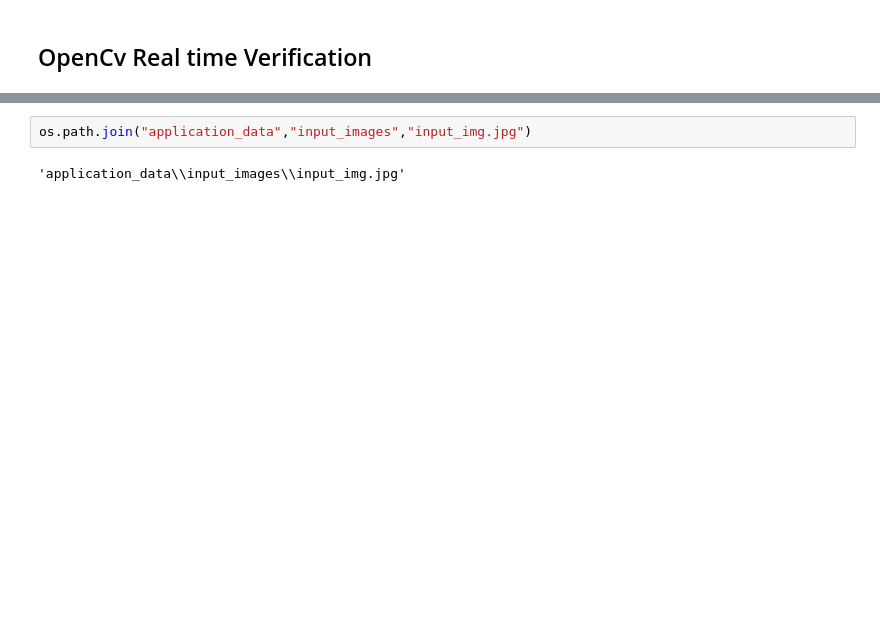
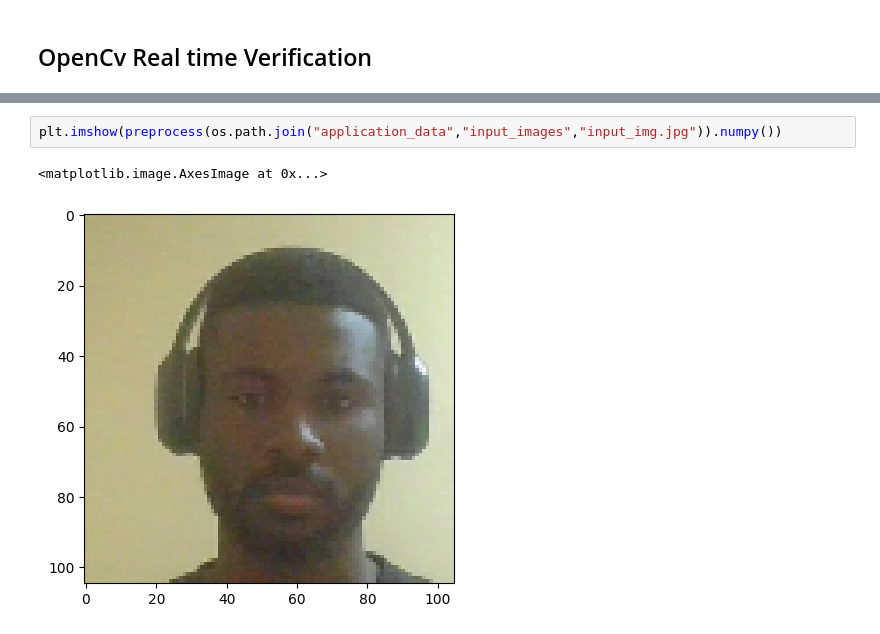
Before and after one commit to codeflamer/Siamese-paper-to-code, a Jupyter notebook: One-shot Image Recognition.ipynb, the cells around one changed output, grey strips where cells are left out. Cells and saved outputs as stored; diff of their text form; blank space fills up the shorter version.

```diff
--- a/One-shot Image Recognition.ipynb
+++ b/One-shot Image Recognition.ipynb
@@ -632,4 +627,5 @@ True
 # %%
-os.path.join("application_data","input_images","input_img.jpg")
+plt.imshow(preprocess(os.path.join("application_data","input_images","input_img.jpg")).numpy())
 # %% [output]
-'application_data\\input_images\\input_img.jpg'
+<matplotlib.image.AxesImage at 0x...>
+[figure, added]
```
Also changed, not shown: parts of 5 cells of this notebook, 7 other files.
